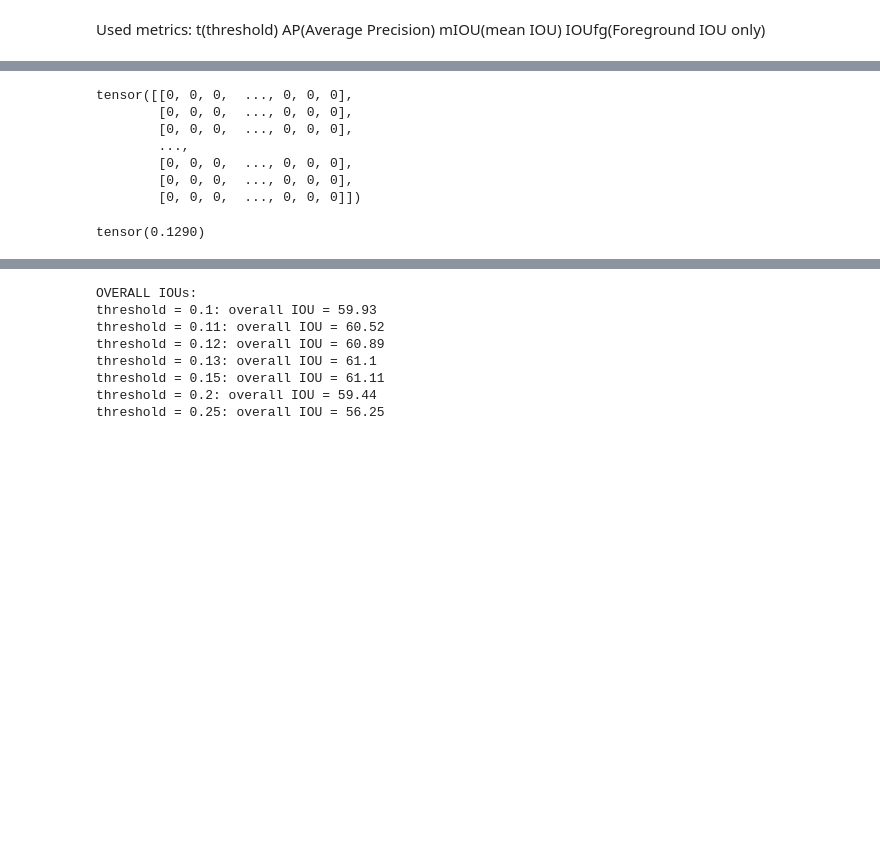
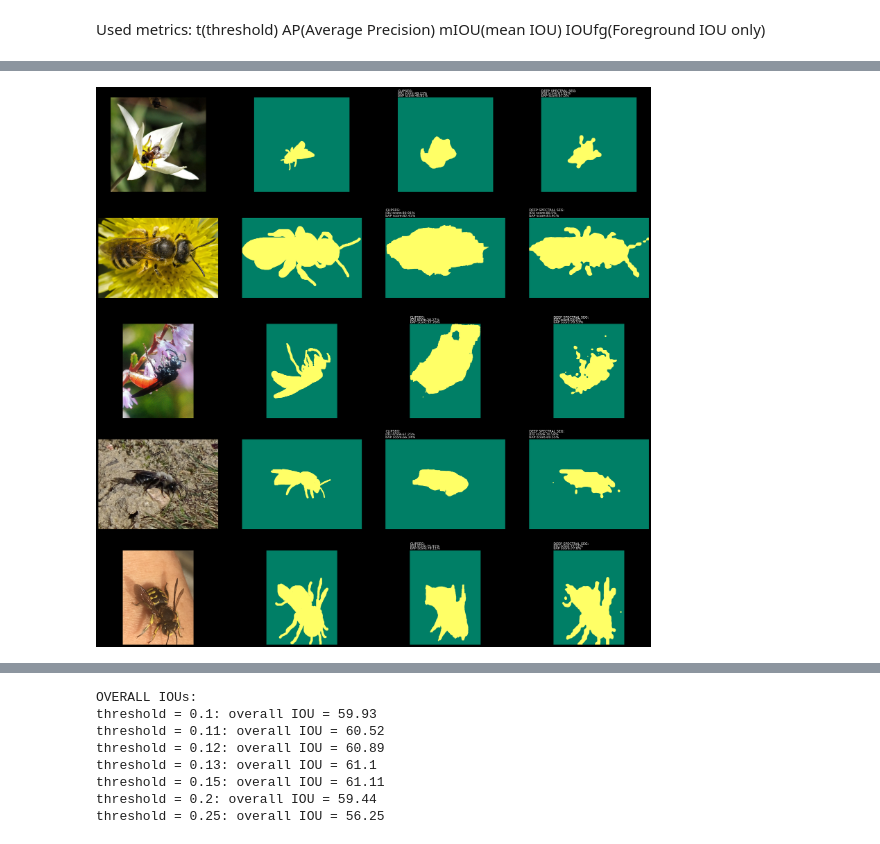
Before and after one commit to lwfld/reProj, a Jupyter notebook: score.ipynb, the cells around one changed output, grey strips where cells are left out. Cells and saved outputs as stored; diff of their text form; code cells hidden in the pictures; blank space fills up the shorter version.

```diff
--- a/score.ipynb
+++ b/score.ipynb
@@ -31,4 +27,9 @@ DSS_PATH = MASKS_PATH + "dss/"
 # %%
+from myutils.img_loader import get_imgNames
+
+img_names = get_imgNames()
+
+
 def toBinary(pred):
     one = torch.ones_like(pred)
     zero = torch.zeros_like(pred)
@@ -80,17 +38,41 @@ IOU_dss: 84.14%
-# %%
-mask_gt.long()
-# %% [output]
-tensor([[0, 0, 0,  ..., 0, 0, 0],
-        [0, 0, 0,  ..., 0, 0, 0],
-        [0, 0, 0,  ..., 0, 0, 0],
-        ...,
-        [0, 0, 0,  ..., 0, 0, 0],
-        [0, 0, 0,  ..., 0, 0, 0],
-        [0, 0, 0,  ..., 0, 0, 0]])
-# %%
-from torchmetrics.classification import BinaryAveragePrecision
-
-metric = BinaryAveragePrecision(thresholds=None)
-metric(mask_clip, mask_gt.long())
-# %% [output]
-tensor(0.1290)
+# %%
+import random
+import matplotlib.pyplot as plt
+from myutils.img_loader import get_img_by_id
+from torchmetrics.classification import BinaryJaccardIndex, BinaryAveragePrecision
+
+showcases = []
+toTensor = transforms.ToTensor()
+num_showcases = 5
+scores = []
+metric_biJ = BinaryJaccardIndex()
+metric_biAP = BinaryAveragePrecision(thresholds=None)
+
+for i in range(num_showcases):
+    showcase = []
+    score = []
+    id = random.randint(1, len(img_names))
+    showcase.append(get_img_by_id(id))
+    showcase.append(toTensor(get_img_by_id(id, GT_PATH)).squeeze(0))
+    showcase.append(toTensor(get_img_by_id(id, CLIP_PATH + "0.8/", "png")).squeeze(0))
+    showcase.append(toTensor(get_img_by_id(id, DSS_PATH + "0/0.28/", "png")).squeeze(0))
+    score.append(str(round(metric_biJ(showcase[2], showcase[1].long()).item() * 100, 2)) + "%")
+    score.append(str(round(metric_biAP(showcase[2], showcase[1].long()).item() * 100, 2)) + "%")
+    score.append(str(round(metric_biJ(showcase[3], showcase[1].long()).item() * 100, 2)) + "%")
+    score.append(str(round(metric_biAP(showcase[3], showcase[1].long()).item() * 100, 2)) + "%")
+
+    showcases.append(showcase)
+    scores.append(score)
+
+_, ax = plt.subplots(num_showcases, len(showcases[0]), figsize=(30, 30))
+[a.axis("off") for a in ax.flatten()]
+for j in range(num_showcases):
+    [ax[j][i].imshow(showcases[j][i], cmap="summer") for i in range(4)]
+    ax[j][2].text(0, -60, "CLIPSEG:")
+    ax[j][2].text(0, -35, "IOU score:" + scores[j][0])
+    ax[j][2].text(0, -10, "bAP score:" + scores[j][1])
+    ax[j][3].text(0, -60, "DEEP SPECTRAL SEG:")
+    ax[j][3].text(0, -35, "IOU score:" + scores[j][2])
+    ax[j][3].text(0, -10, "bAP score:" + scores[j][3])
+# %% [output]
+[figure, added]
```
Also changed, not shown: parts of 13 cells of this notebook, 10 other files.
